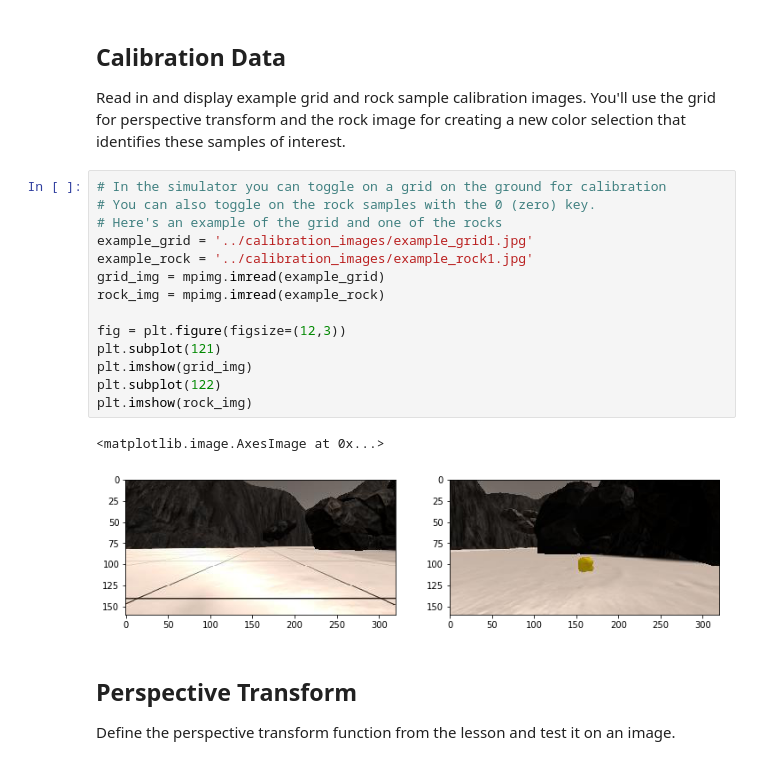
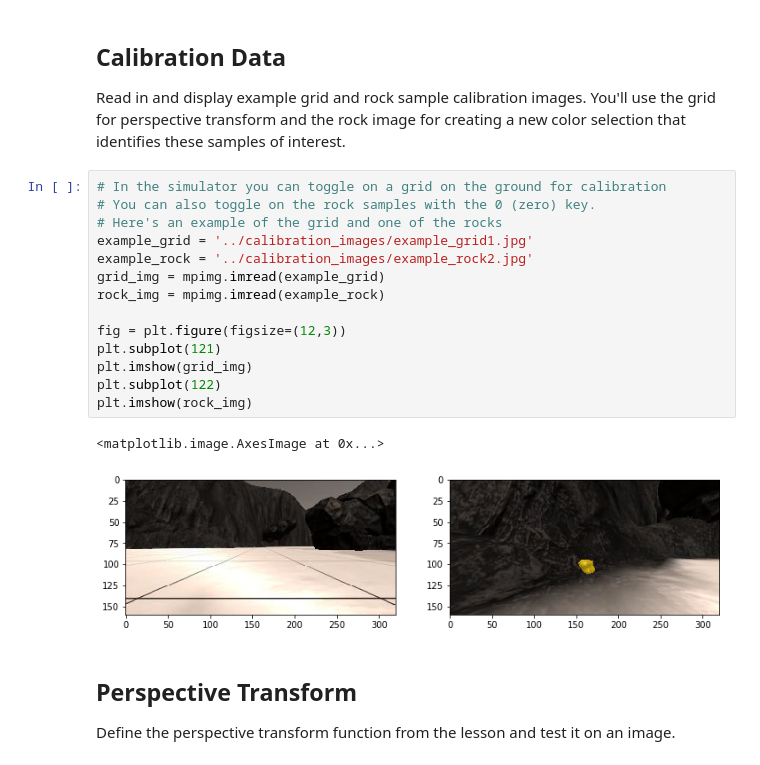
Before and after one commit to weiweikong/RoboND-Udacity, a Jupyter notebook: 01.Project1-Rover/code/Rover_Project_Test_Notebook.ipynb, the cells around one changed output. Saved outputs shown, nothing was run; the diff lists cells and outputs as text.

```diff
--- a/01.Project1-Rover/code/Rover_Project_Test_Notebook.ipynb
+++ b/01.Project1-Rover/code/Rover_Project_Test_Notebook.ipynb
@@ -58,20 +53,20 @@ Read in and display example grid and rock sample calibration images.  You'll use
 # %%
 # In the simulator you can toggle on a grid on the ground for calibration
 # You can also toggle on the rock samples with the 0 (zero) key.
 # Here's an example of the grid and one of the rocks
 example_grid = '../calibration_images/example_grid1.jpg'
-example_rock = '../calibration_images/example_rock1.jpg'
+example_rock = '../calibration_images/example_rock2.jpg'
 grid_img = mpimg.imread(example_grid)
 rock_img = mpimg.imread(example_rock)
 
 fig = plt.figure(figsize=(12,3))
 plt.subplot(121)
 plt.imshow(grid_img)
 plt.subplot(122)
 plt.imshow(rock_img)
 # %% [output]
 <matplotlib.image.AxesImage at 0x...>
-[figure, old version]
+[figure, new version]
 # %% [markdown]
 ## Perspective Transform
 
```
Also changed, not shown: parts of 9 cells of this notebook, 1 other file.
